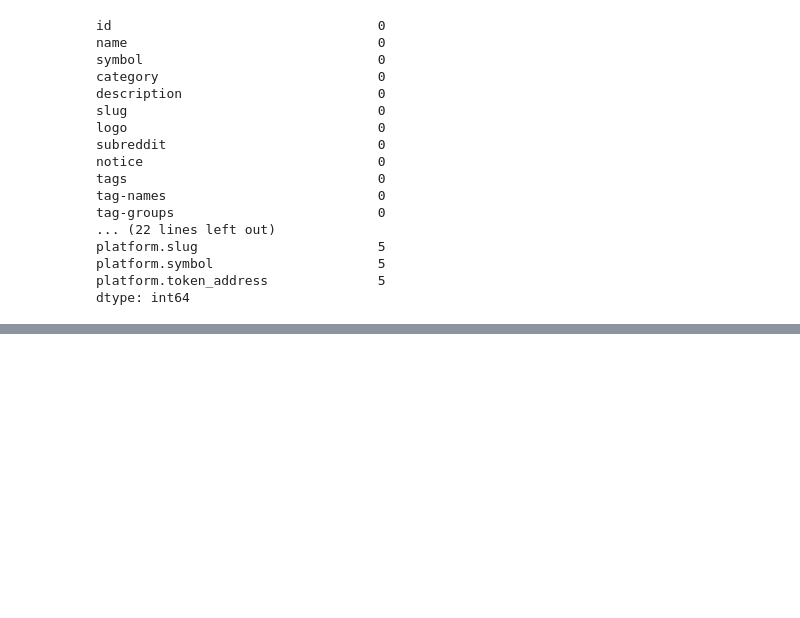
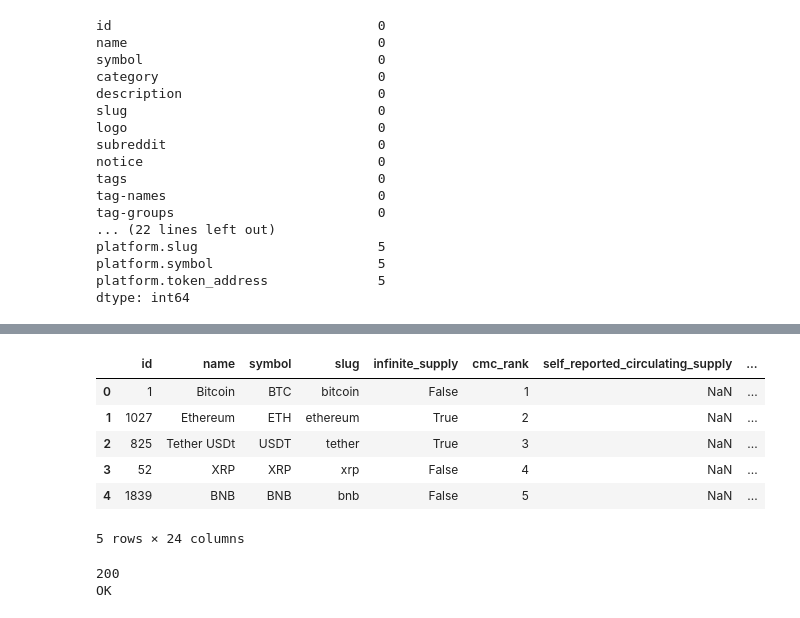
Before and after one commit to Lucas01iveira/Cryptocurrency-Tracker, a Jupyter notebook: Api_FirstApproach.ipynb, the cells around one changed output, grey strips where cells are left out. Cells and saved outputs as stored; diff of their text form; code cells hidden in the pictures; blank space fills up the shorter version.

```diff
--- a/Api_FirstApproach.ipynb
+++ b/Api_FirstApproach.ipynb
@@ -182,0 +223,26 @@ df.to_csv('API-data/cryptocurrency_metada.csv', sep= ';', index= False)
+# %%
+listing_url= base_url+'/v1/cryptocurrency/listings/latest'
+aux= [] # lista auxiliar para armazenar os dataframes de iteração
+#df= pd.DataFrame() # dataframe vazio
+
+i=1
+while True:
+
+    print(f'Efetuando chamada dos índices {i} até {i+1000}')
+    response= r.get(
+        url= listing_url,
+        headers= headers,
+        params= { 'start': i, 'limit': 1000, 'aux': 'cmc_rank'}
+    )
+
+    print(f'Status Code: {response.status_code}')
+    print(f'Log: {response.reason}')
+    print(f'Créditos consumidos: {response.json()['status']['credit_count']}')
+
+    # se não tivermos mais nenhum retorno, encerra o loop
+    if len(response.json()['data']) == 0:
+        break
+
+    aux.append(pd.json_normalize(response.json()['data']))
+    i+= 1000 # 1000 para contemplar as cryptos já retornadas
+    print('-'*30, end='\n\n')
@@ -182,0 +267,11 @@ df.to_csv('API-data/cryptocurrency_metada.csv', sep= ';', index= False)
+# %%
+df= pd.concat(aux)
+df.head()
+# %% [output]
+|  | id | name | symbol | slug | infinite_supply | cmc_rank | self_reported_circulating_supply | ... |
+| 0 | 1 | Bitcoin | BTC | bitcoin | False | 1 | NaN | ... |
+| 1 | 1027 | Ethereum | ETH | ethereum | True | 2 | NaN | ... |
+| 2 | 825 | Tether USDt | USDT | tether | True | 3 | NaN | ... |
+| 3 | 52 | XRP | XRP | xrp | False | 4 | NaN | ... |
+| 4 | 1839 | BNB | BNB | bnb | False | 5 | NaN | ... |
+5 rows × 24 columns
@@ -182,0 +280,28 @@ df.to_csv('API-data/cryptocurrency_metada.csv', sep= ';', index= False)
+# %%
+# defining the full query URL
+listing_url= base_url+'/v1/cryptocurrency/listings/latest'
+
+# defining the appropriate parameters (I want to see basic information involving some of the main recent cryptocurrencies)
+#'symbol': 'BTC,ETH,USDT,USDC,BNB,XRP,ADA,BUSD,SOL,DOT',
+parameters= {
+    'limit': 1000,
+    'cryptocurrency_type': 'coins'
+}
+# (bringing top 1000 cryptocurrencies ranked by marketing cap)
+
+# making the call attempt
+response= r.get(
+    url= listing_url
+    ,params= parameters
+    ,headers= headers
+)
+
+print(response.status_code)
+print(response.reason)
+
+# printing the entire response to take a look at the error message if there's a HTTP expection of type 4xx (i.e., user inconsistency)
+if str(response.status_code)[0] == '4':
+    print(response.json())
+# %% [output]
+200
+OK
```
Also changed, not shown: parts of 15 cells of this notebook.
